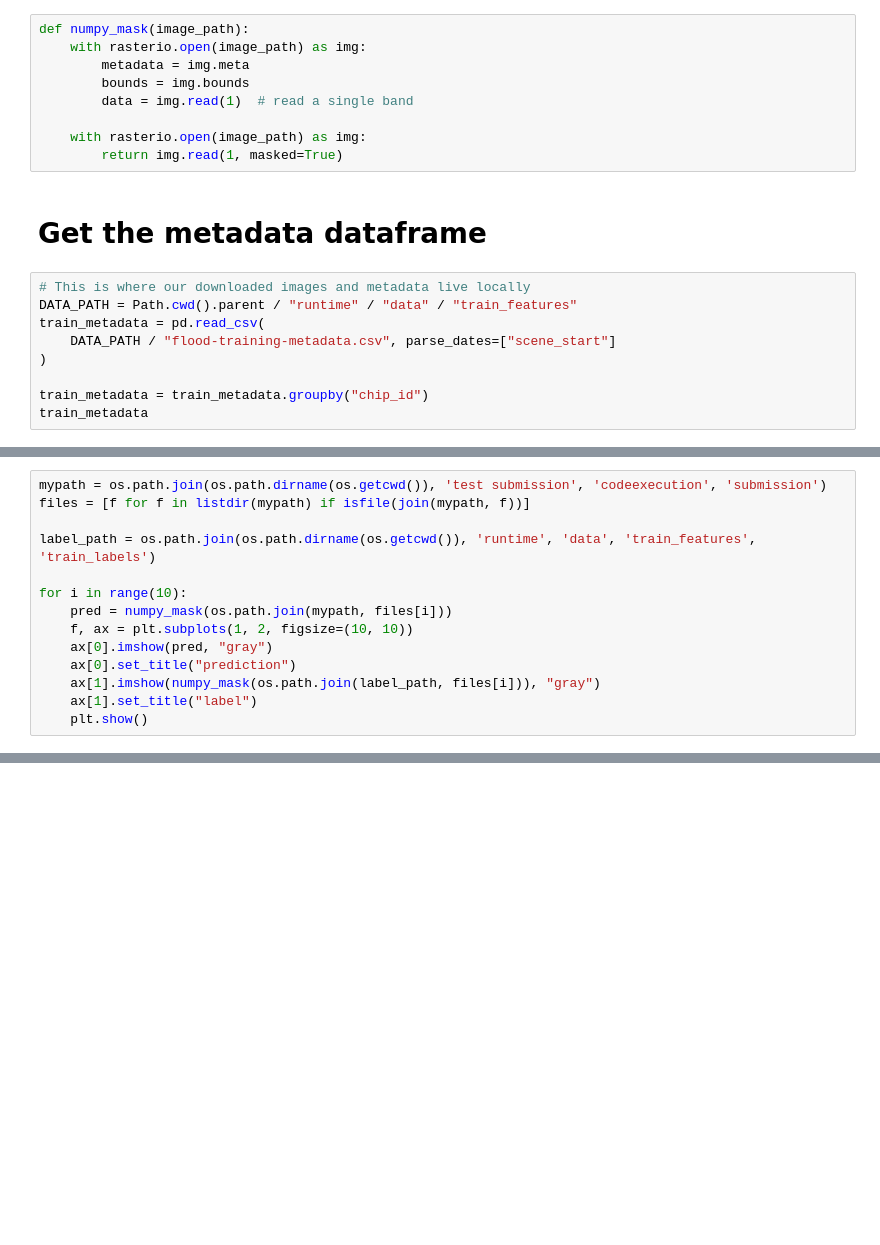
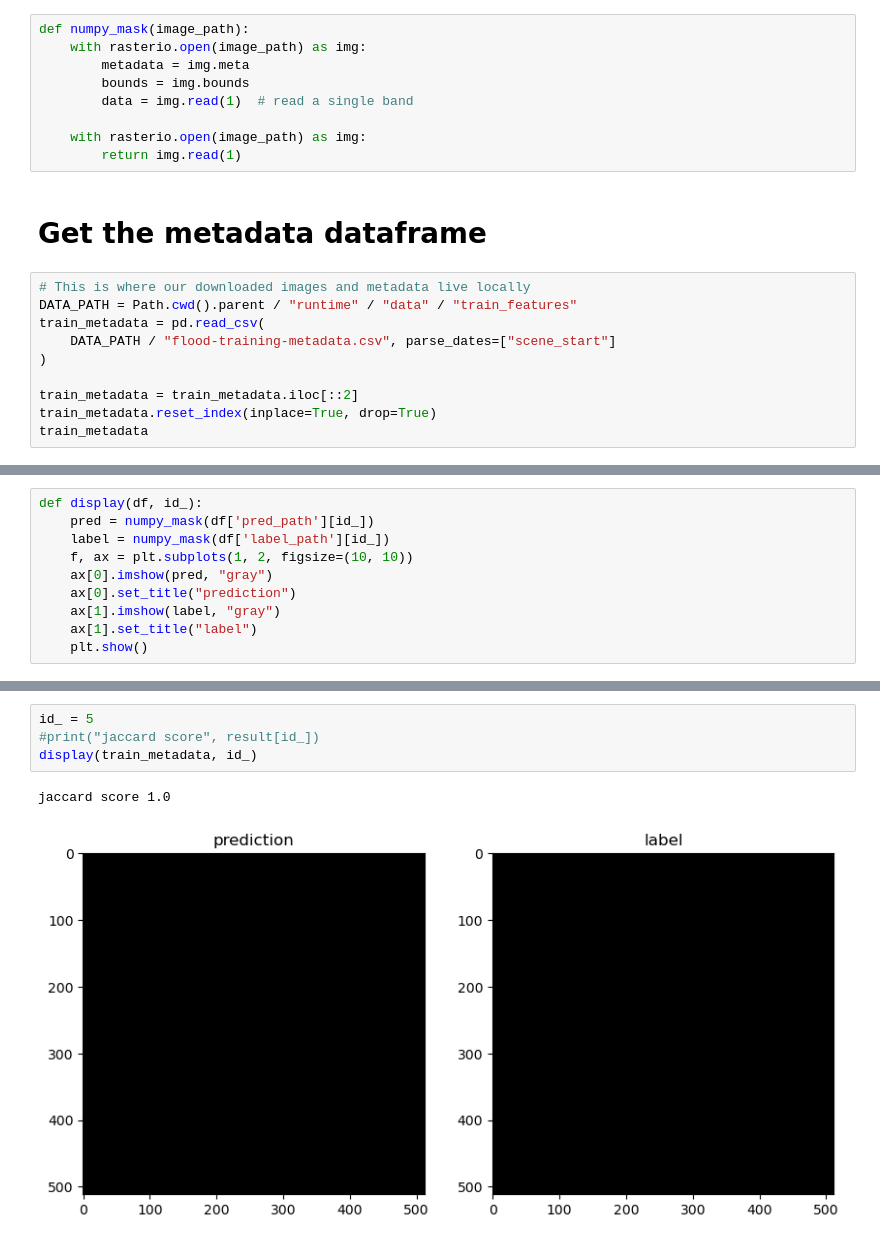
Before and after one commit to max-lutz/floodwater_competition, a Jupyter notebook: EDA/check output file.ipynb, the cells around one changed output, grey strips where cells are left out. Cells and saved outputs as stored; diff of their text form; blank space fills up the shorter version.

```diff
--- a/EDA/check output file.ipynb
+++ b/EDA/check output file.ipynb
@@ -30,7 +30,7 @@ def numpy_mask(image_path):
         data = img.read(1)  # read a single band
 
     with rasterio.open(image_path) as img:
-        return img.read(1, masked=True)
+        return img.read(1)
 # %% [markdown]
 # Get the metadata dataframe
 # %%
@@ -40,6 +40,7 @@ train_metadata = pd.read_csv(
     DATA_PATH / "flood-training-metadata.csv", parse_dates=["scene_start"]
 )
 
-train_metadata = train_metadata.groupby("chip_id")
+train_metadata = train_metadata.iloc[::2]
+train_metadata.reset_index(inplace=True, drop=True)
 train_metadata
 # %% [output]
@@ -86,14 +123,10 @@ RasterioIOError: C:/Users/maxlu/Desktop/Machine_Learning/PROJECTS/DRIVENDATA/flo
 # %%
-mypath = os.path.join(os.path.dirname(os.getcwd()), 'test submission', 'codeexecution', 'submission')
-files = [f for f in listdir(mypath) if isfile(join(mypath, f))]
-
-label_path = os.path.join(os.path.dirname(os.getcwd()), 'runtime', 'data', 'train_features', 'train_labels')
-
-for i in range(10):
-    pred = numpy_mask(os.path.join(mypath, files[i]))
+def display(df, id_):
+    pred = numpy_mask(df['pred_path'][id_])
+    label = numpy_mask(df['label_path'][id_])
     f, ax = plt.subplots(1, 2, figsize=(10, 10))
     ax[0].imshow(pred, "gray")
     ax[0].set_title("prediction")
-    ax[1].imshow(numpy_mask(os.path.join(label_path, files[i])), "gray")
+    ax[1].imshow(label, "gray")
     ax[1].set_title("label")
     plt.show()
@@ -110,0 +133,7 @@ for i in range(10):
+# %%
+id_ = 5
+#print("jaccard score", result[id_])
+display(train_metadata, id_)
+# %% [output]
+jaccard score 1.0
+[figure, added]
```
Also changed, not shown: parts of 14 cells of this notebook, 1 other file.
